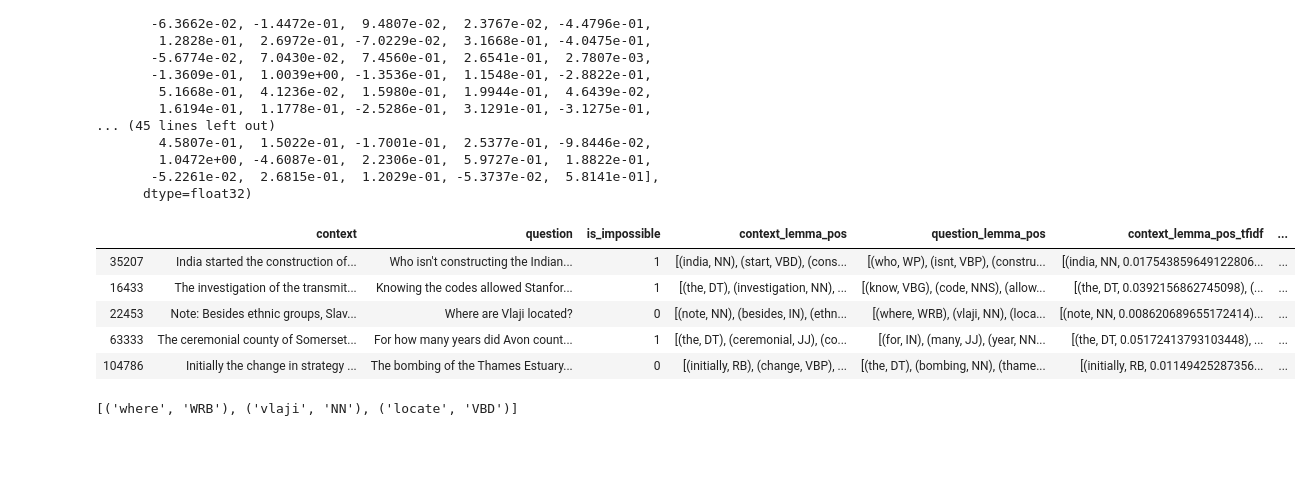
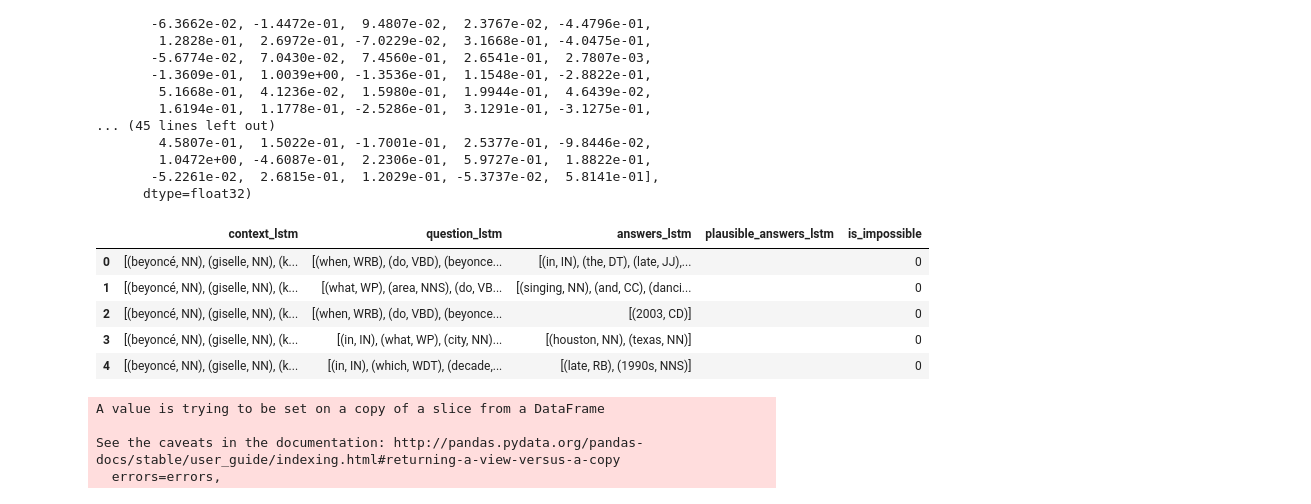
Before and after one commit to Ioana-P/NLGforedtech, a Jupyter notebook: wordembeddings.ipynb, the cells around one changed output. Drawn from its saved outputs; the diff is of its cells as text; code cells hidden in the pictures; blank space fills up the shorter version.

```diff
--- a/wordembeddings.ipynb
+++ b/wordembeddings.ipynb
@@ -62,3 +85,6 @@ df.head()
 | 2 | Beyoncé Giselle Knowles-Carter (/... | When did Beyonce leave Destiny's ... | 2003 |  | 0 | [(beyoncé, NN), (giselle, NN), (k... | [(when, WRB), (beyonce, NN), (lea... | ... |
 | 3 | Beyoncé Giselle Knowles-Carter (/... | In what city and state did Beyonc... | Houston, Texas |  | 0 | [(beyoncé, NN), (giselle, NN), (k... | [(in, IN), (city, NN), (state, NN... | ... |
 | 4 | Beyoncé Giselle Knowles-Carter (/... | In which decade did Beyonce becom... | late 1990s |  | 0 | [(beyoncé, NN), (giselle, NN), (k... | [(in, IN), (decade, NN), (beyonce... | ... |
+# %%
+ndf = lib.preprocessing(df, columns_list=['context', 'question', 'answers', 'plausible_answers'],
+                       lower_all=True, rm_stopwords=False, lemm=True, suffix='lstm')
@@ -110,13 +183,11 @@ x_train_df, x_test_df, y_train_df, y_test_df = train_test_split(x_df,y_df, rando
+# %%
+lstm_df = ndf[['context_lstm', 'question_lstm', 'answers_lstm' , 'plausible_answers_lstm', 'is_impossible']]
 # %%
-x_train_df.head()
+lstm_df.head()
 # %% [output]
-|  | context | question | is_impossible | context_lemma_pos | question_lemma_pos | context_lemma_pos_tfidf | ... |
-| 35207 | India started the construction of... | Who isn't constructing the Indian... | 1 | [(india, NN), (start, VBD), (cons... | [(who, WP), (isnt, VBP), (constru... | [(india, NN, 0.017543859649122806... | ... |
-| 16433 | The investigation of the transmit... | Knowing the codes allowed Stanfor... | 1 | [(the, DT), (investigation, NN), ... | [(know, VBG), (code, NNS), (allow... | [(the, DT, 0.0392156862745098), (... | ... |
-| 22453 | Note: Besides ethnic groups, Slav... | Where are Vlaji located? | 0 | [(note, NN), (besides, IN), (ethn... | [(where, WRB), (vlaji, NN), (loca... | [(note, NN, 0.008620689655172414)... | ... |
-| 63333 | The ceremonial county of Somerset... | For how many years did Avon count... | 1 | [(the, DT), (ceremonial, JJ), (co... | [(for, IN), (many, JJ), (year, NN... | [(the, DT, 0.05172413793103448), ... | ... |
-| 104786 | Initially the change in strategy ... | The bombing of the Thames Estuary... | 0 | [(initially, RB), (change, VBP), ... | [(the, DT), (bombing, NN), (thame... | [(initially, RB, 0.01149425287356... | ... |
+|  | context_lstm | question_lstm | answers_lstm | plausible_answers_lstm | is_impossible |
+| 0 | [(beyoncé, NN), (giselle, NN), (k... | [(when, WRB), (do, VBD), (beyonce... | [(in, IN), (the, DT), (late, JJ),... |  | 0 |
+| 1 | [(beyoncé, NN), (giselle, NN), (k... | [(what, WP), (area, NNS), (do, VB... | [(singing, NN), (and, CC), (danci... |  | 0 |
+| 2 | [(beyoncé, NN), (giselle, NN), (k... | [(when, WRB), (do, VBD), (beyonce... | [(2003, CD)] |  | 0 |
+| 3 | [(beyoncé, NN), (giselle, NN), (k... | [(in, IN), (what, WP), (city, NN)... | [(houston, NN), (texas, NN)] |  | 0 |
+| 4 | [(beyoncé, NN), (giselle, NN), (k... | [(in, IN), (which, WDT), (decade,... | [(late, RB), (1990s, NNS)] |  | 0 |
-# %%
-x_train_df.question_lemma_pos[22453]
-# %% [output]
-[('where', 'WRB'), ('vlaji', 'NN'), ('locate', 'VBD')]
@@ -122,0 +196,7 @@ x_train_df.question_lemma_pos[22453]
+# %%
+lstm_df_simple.drop(columns=['is_impossible'], inplace=True)
+# %% [output]
+A value is trying to be set on a copy of a slice from a DataFrame
+
+See the caveats in the documentation: http://pandas.pydata.org/pandas-docs/stable/user_guide/indexing.html#returning-a-view-versus-a-copy
+  errors=errors,
```
Also changed, not shown: parts of 55 cells of this notebook, 3 other files.
